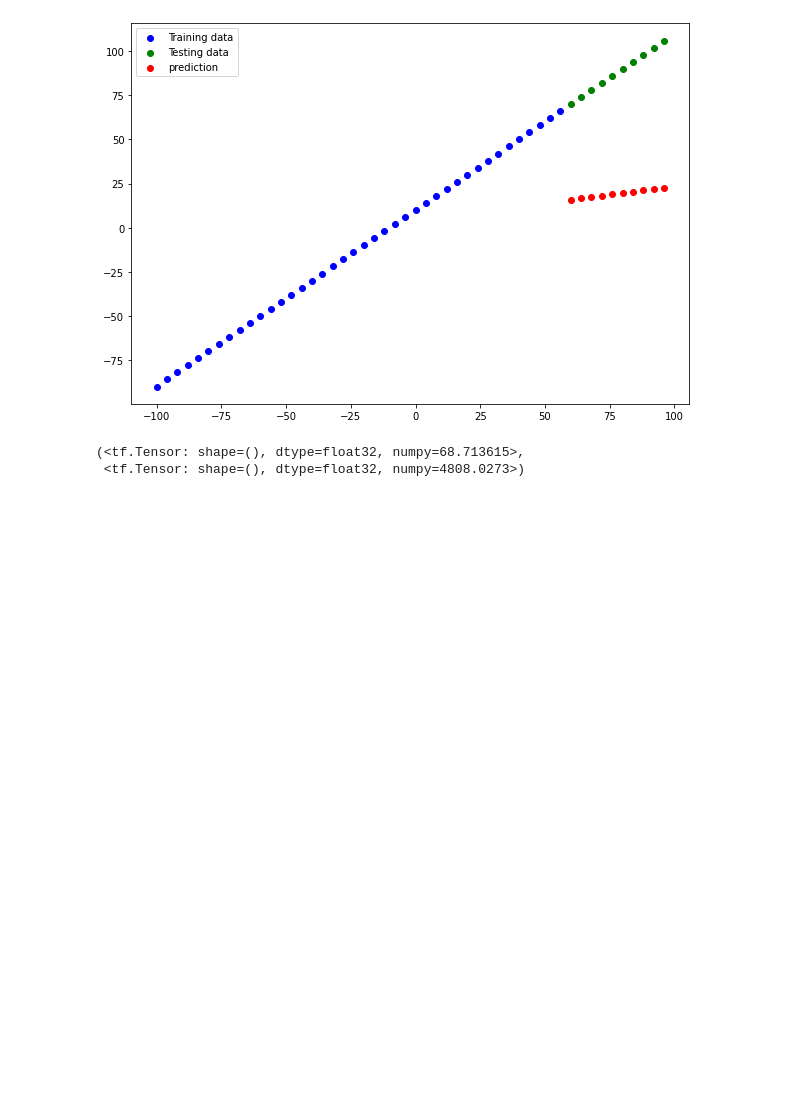
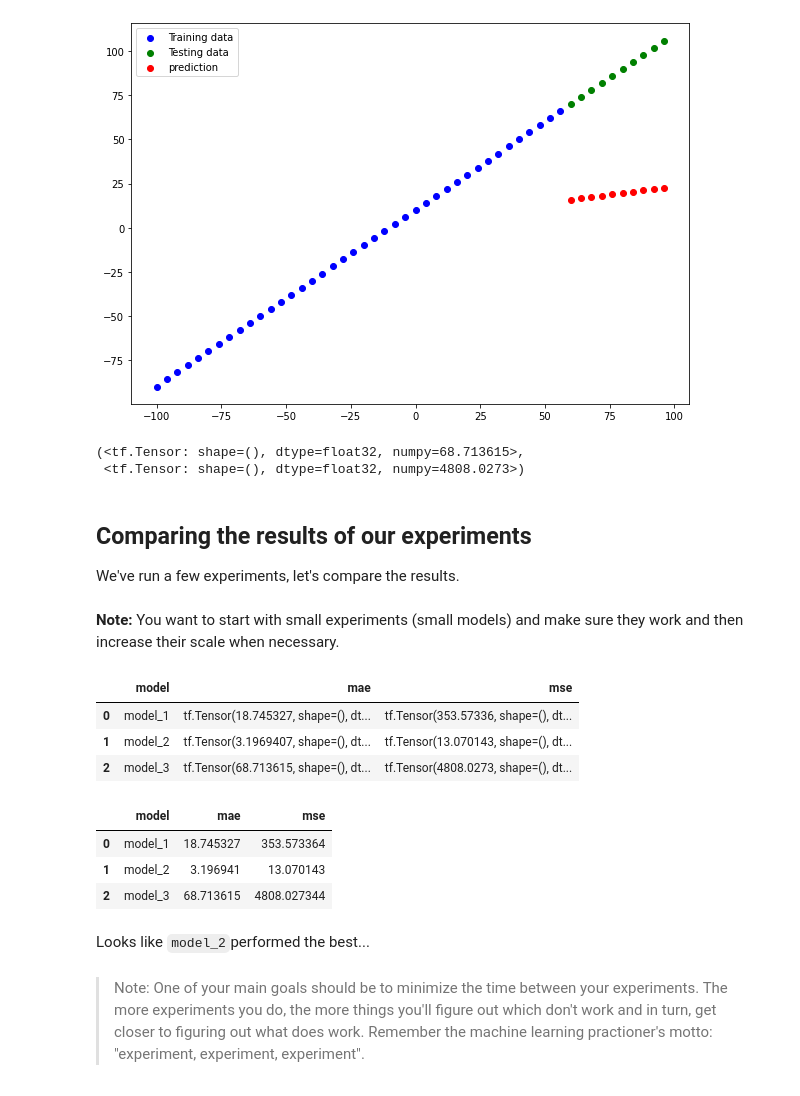
Before and after one commit to kianakiaei/TensorFlow, a Jupyter notebook: 01_neural_network_regression_with_tensorflow_.ipynb, the cells around one changed output. Cells and saved outputs as stored; diff of their text form; code cells hidden in the pictures; blank space fills up the shorter version.

Commit message:
Comparing the results of models

```diff
--- a/01_neural_network_regression_with_tensorflow_.ipynb
+++ b/01_neural_network_regression_with_tensorflow_.ipynb
@@ -934,3 +934,42 @@ mae_3, mse_3
 # %% [output]
 (<tf.Tensor: shape=(), dtype=float32, numpy=68.713615>,
  <tf.Tensor: shape=(), dtype=float32, numpy=4808.0273>)
+# %% [markdown]
+## Comparing the results of our experiments
+
+We've run a few experiments, let's compare the results.
+# %% [markdown]
+**Note:** You want to start with small experiments (small models) and make sure they work and then increase their scale when necessary.
+# %%
+# Let's compare our model's results using a pandas DataFrame
+import pandas as pd
+
+model_results = [["model_1", mae_1, mse_1],
+                 ["model_2", mae_2, mse_2],
+                 ["model_3", mae_3, mse_3]]
+
+all_results = pd.DataFrame(model_results, columns=["model", "mae", "mse"])
+all_results
+
+# It work, but a little hard to read
+# %% [output]
+|  | model | mae | mse |
+| 0 | model_1 | tf.Tensor(18.745327, shape=(), dt... | tf.Tensor(353.57336, shape=(), dt... |
+| 1 | model_2 | tf.Tensor(3.1969407, shape=(), dt... | tf.Tensor(13.070143, shape=(), dt... |
+| 2 | model_3 | tf.Tensor(68.713615, shape=(), dt... | tf.Tensor(4808.0273, shape=(), dt... |
+# %%
+model_results = [["model_1", mae_1.numpy(), mse_1.numpy()],
+                 ["model_2", mae_2.numpy(), mse_2.numpy()],
+                 ["model_3", mae_3.numpy(), mse_3.numpy()]]
+
+all_results = pd.DataFrame(model_results, columns=["model", "mae", "mse"])
+all_results
+# %% [output]
+|  | model | mae | mse |
+| 0 | model_1 | 18.745327 | 353.573364 |
+| 1 | model_2 | 3.196941 | 13.070143 |
+| 2 | model_3 | 68.713615 | 4808.027344 |
+# %% [markdown]
+Looks like `model_2`performed the best...
+# %% [markdown]
+> Note: One of your main goals should be to minimize the time between your experiments. The more experiments you do, the more things you'll figure out which don't work and in turn, get closer to figuring out what does work. Remember the machine learning practioner's motto: "experiment, experiment, experiment".
```
Also changed, not shown: parts of 2 cells of this notebook.
